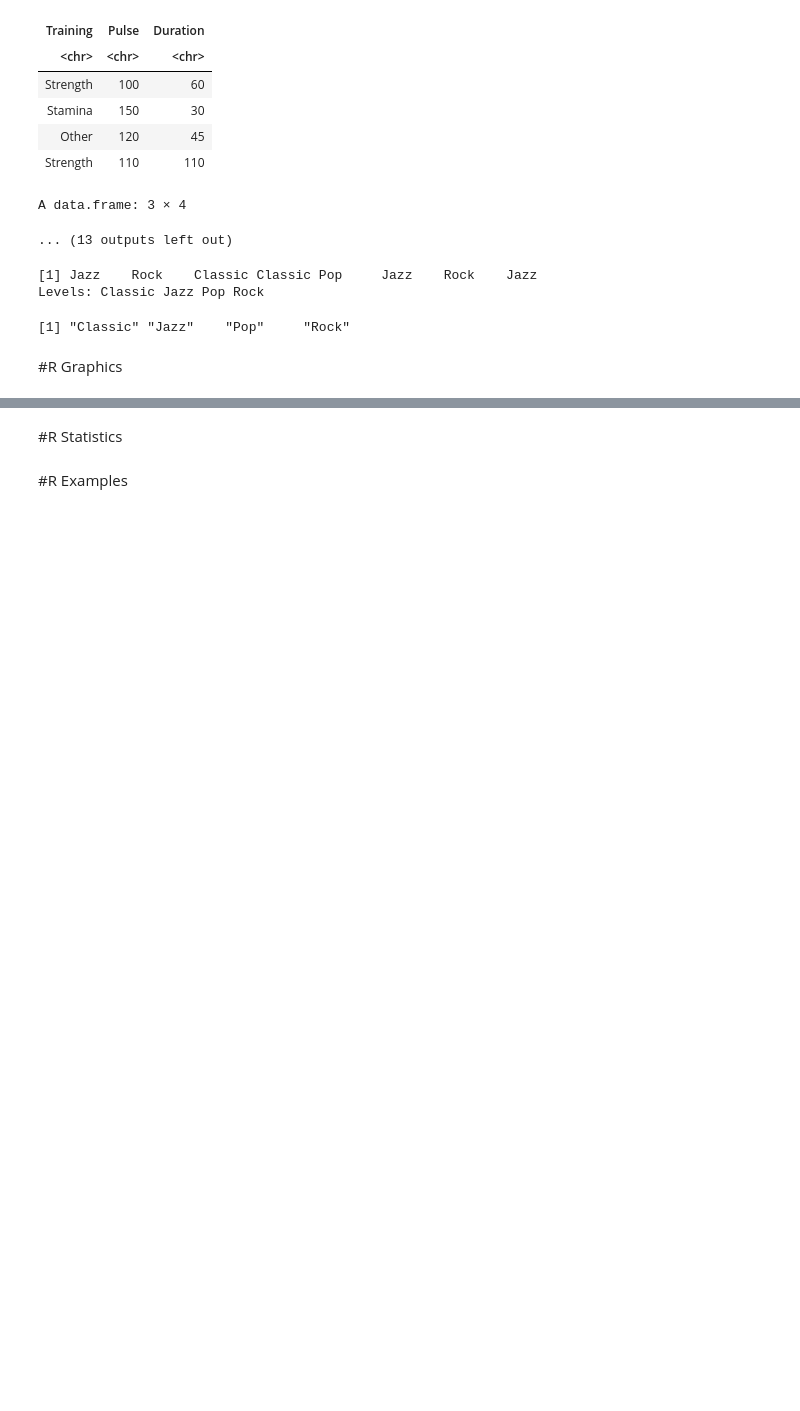
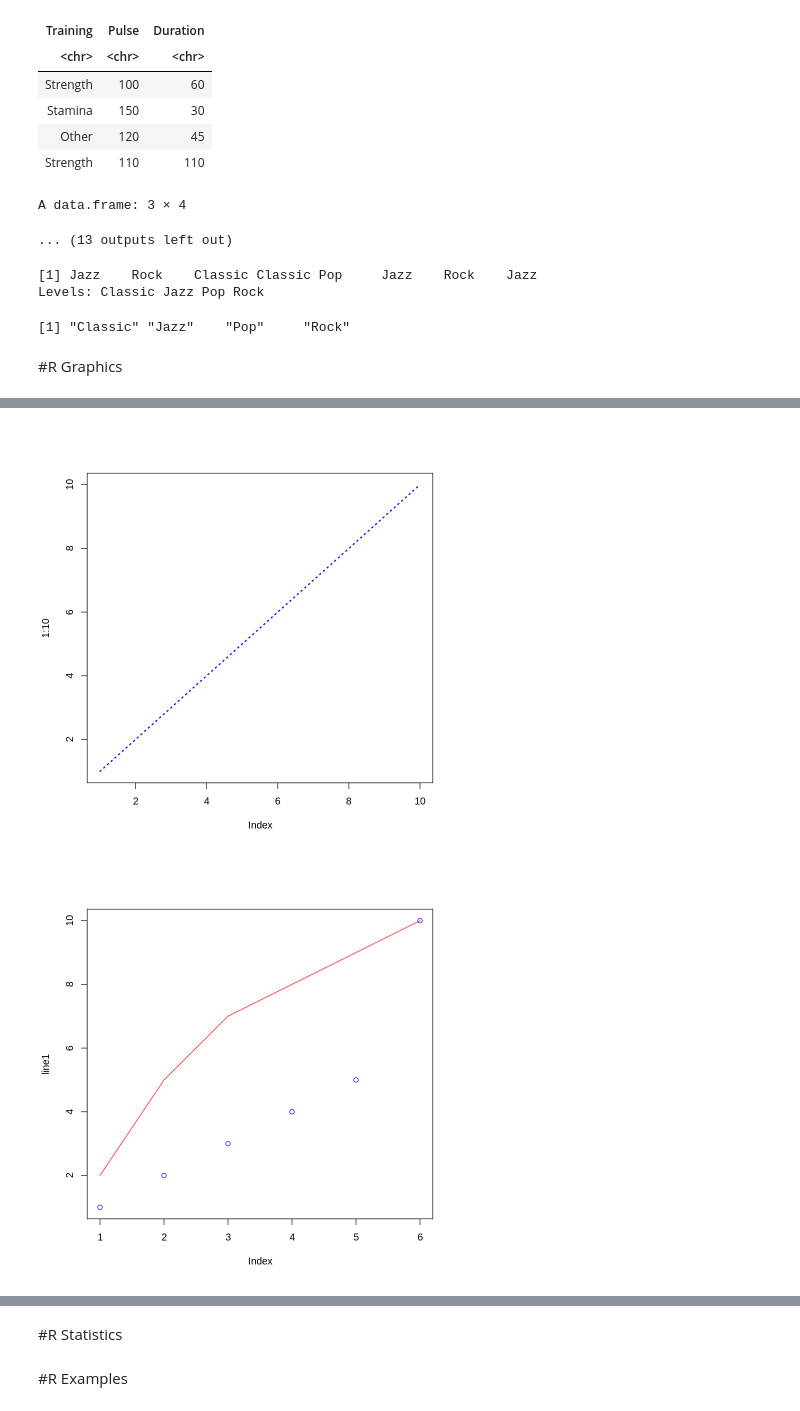
Before and after one commit to hyelim-kim1028/lab_R, a Jupyter notebook: W3school_R.ipynb, the cells around one changed output, grey strips where cells are left out. Cells and saved outputs as stored; diff of their text form; code cells hidden in the pictures; blank space fills up the shorter version.

```diff
--- a/W3school_R.ipynb
+++ b/W3school_R.ipynb
@@ -1283,0 +1323,15 @@ Levels: Classic Jazz Pop Rock
+# %%
+# R Line
+
+# type = "l" > line
+# col = color
+# lwd = line width
+# lty = line style # 0~6
+plot(1:10, type = "l", col = "blue", lwd = 2, lty = 3 )
+
+# multiple lines
+line1 <- c(1,2,3,4,5,10)
+line2 <- c(2,5,7,8,9,10)
+plot(line1, typle = "l", col = "blue")
+lines(line2, type = "l", col = "red")
+# %% [output]
@@ -1283,0 +1350,2 @@ Levels: Classic Jazz Pop Rock
+[figure, added]
+[figure, added]
```
Also changed, not shown: parts of 5 cells of this notebook.
